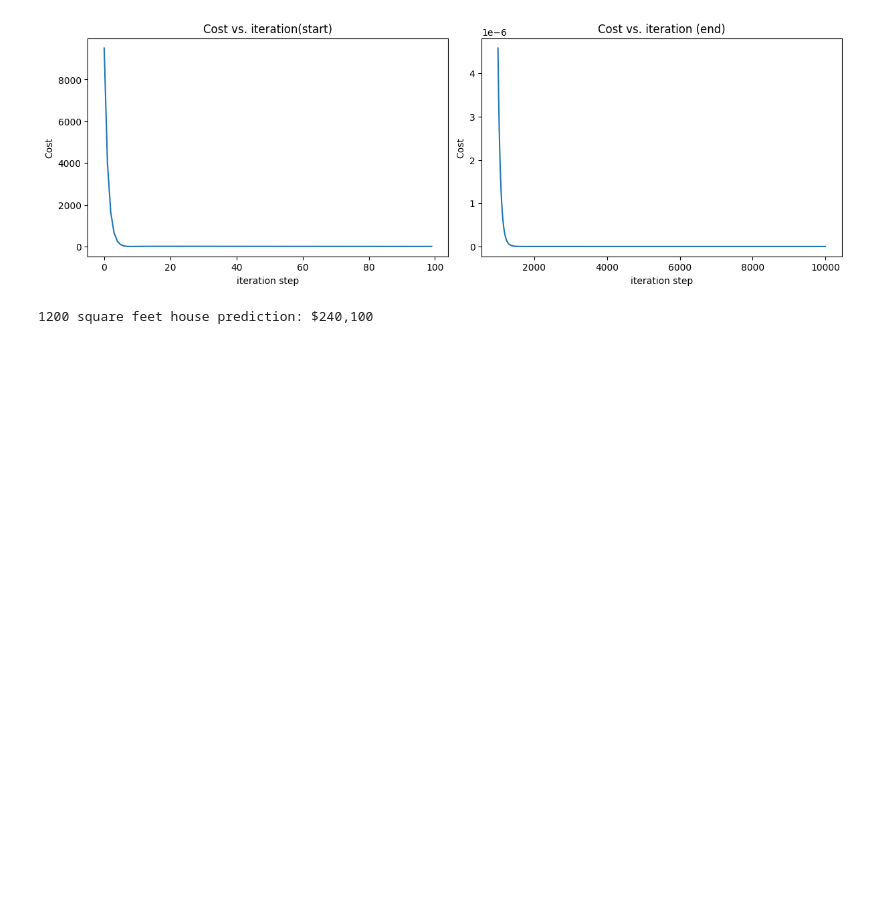
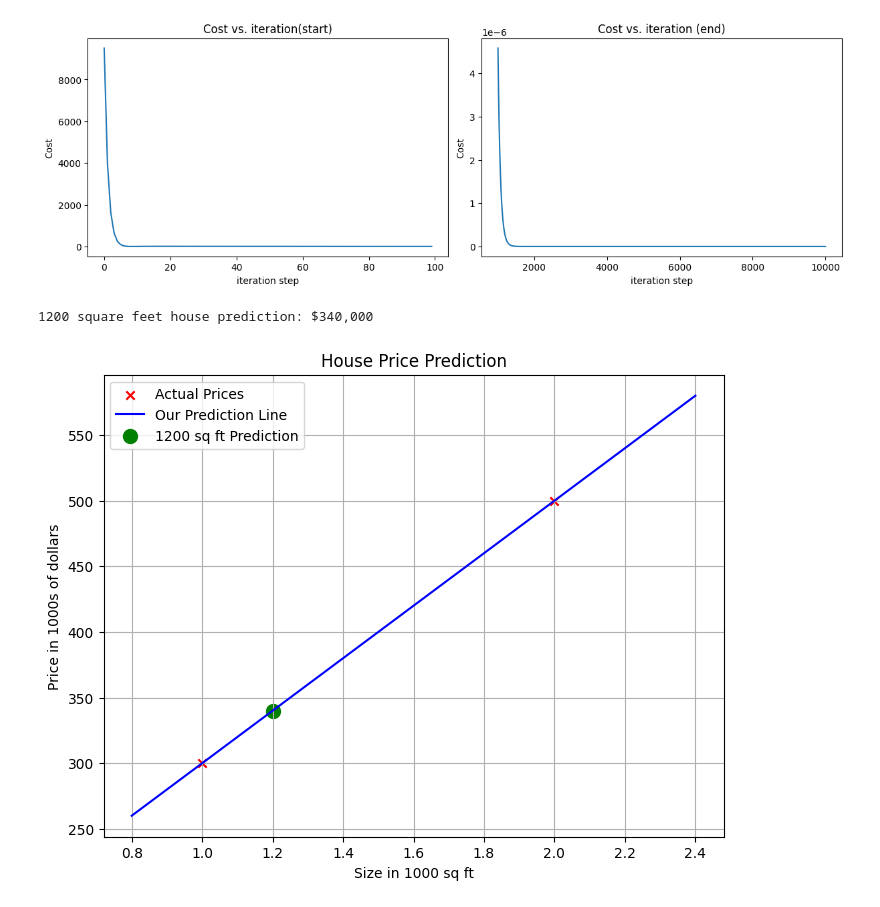
Before and after one commit to Abhijith-py/supervised-machinelearning, a Jupyter notebook: linear-regression-with-gradient-descent.ipynb, the cells around one changed output. Cells and saved outputs as stored; diff of their text form; code cells hidden in the pictures; blank space fills up the shorter version.

```diff
--- a/linear-regression-with-gradient-descent.ipynb
+++ b/linear-regression-with-gradient-descent.ipynb
@@ -96,9 +96,30 @@ ax1.set_xlabel('iteration step')  ;  ax2.set_xlabel('iteration step')
 plt.show()
 # %% [output]
 [figure]
-# %%
-#prediction for house with 1200 square feet
-prediction = w_final*1200 + b_final
-print(f"1200 square feet house prediction: ${(w_final*1200 + b_final):,.0f}")
-# %% [output]
-1200 square feet house prediction: $240,100
+# %%
+prediction_x_scaled = 1200/1000 # Scale 1200 sq ft to 1.2 (thousands of sq ft)
+prediction_y_thousands = w_final * prediction_x_scaled + b_final # Prediction in thousands of dollars
+print(f"1200 square feet house prediction: ${(prediction_y_thousands * 1000):,.0f}")
+# %% [output]
+1200 square feet house prediction: $340,000
+# %%
+# Plotting the training data
+plt.figure(figsize=(8, 6))
+plt.scatter(x_train, y_train, marker='x', c='red', label='Actual Prices')
+
+# Plotting the regression line
+x_plot = np.linspace(min(x_train) * 0.8, max(x_train) * 1.2, 100) # Generate x values for the line
+y_plot = w_final * x_plot + b_final
+plt.plot(x_plot, y_plot, c='blue', label='Our Prediction Line')
+
+# Plotting the prediction for 1200 sq ft
+plt.scatter(prediction_x_scaled, prediction_y_thousands, marker='o', c='green', s=100, label='1200 sq ft Prediction')
+
+plt.title('House Price Prediction')
+plt.xlabel('Size in 1000 sq ft')
+plt.ylabel('Price in 1000s of dollars')
+plt.legend()
+plt.grid(True)
+plt.show()
+# %% [output]
+[figure, added]
```
